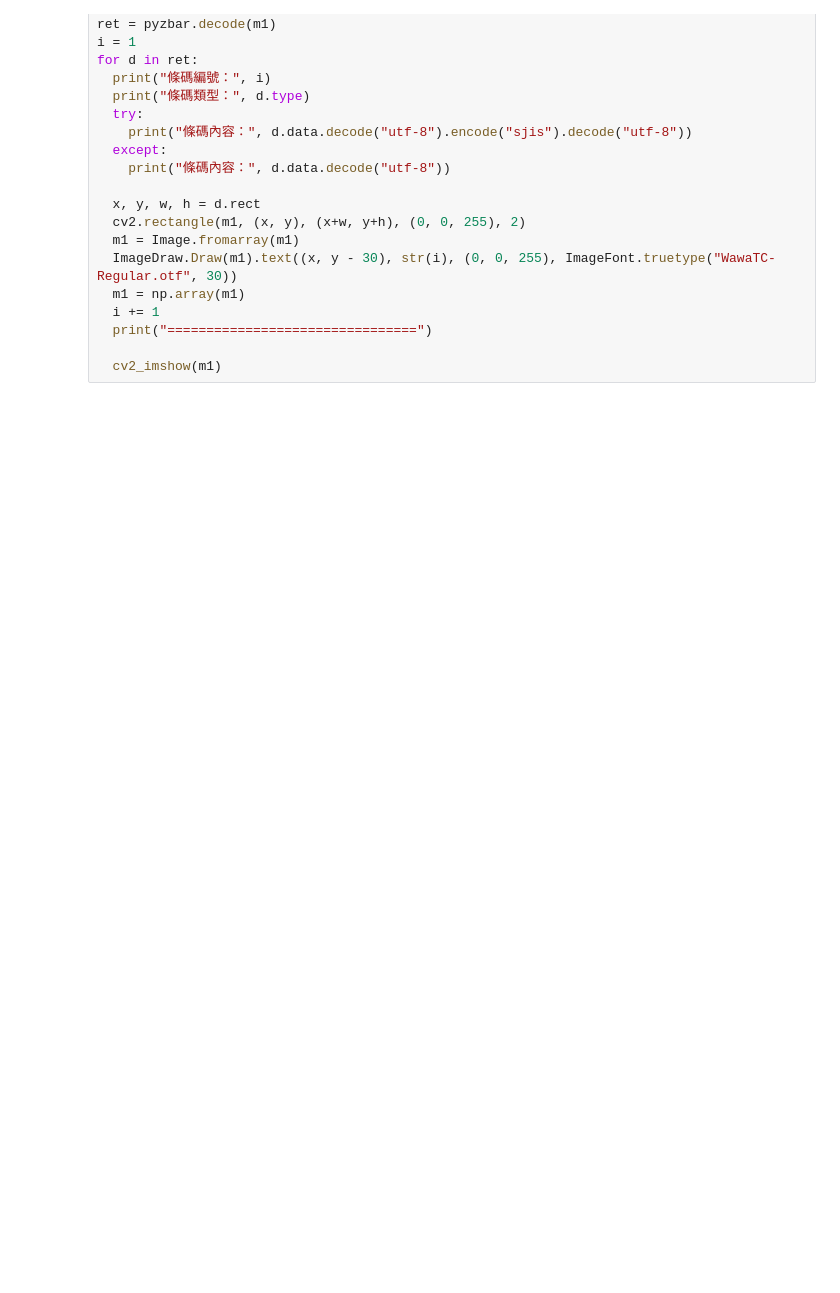
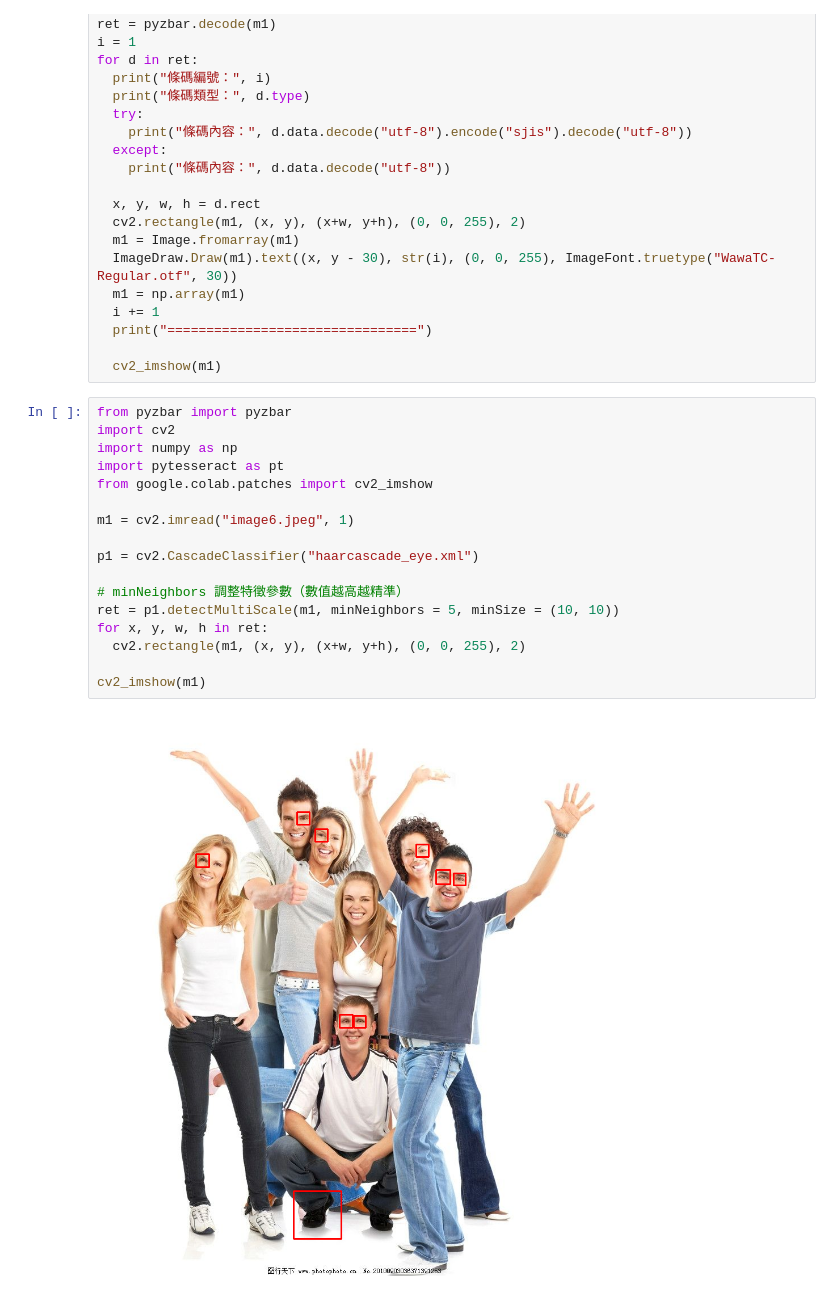
Before and after one commit to mochi1214/openCV_test, a Jupyter notebook: 0620.ipynb, the cells around one changed output. Drawn from its saved outputs; the diff is of its cells as text; blank space fills up the shorter version.

```diff
--- a/0620.ipynb
+++ b/0620.ipynb
@@ -85,3 +85,22 @@ for d in ret:
   print("================================")
 
   cv2_imshow(m1)
+# %%
+from pyzbar import pyzbar
+import cv2
+import numpy as np
+import pytesseract as pt
+from google.colab.patches import cv2_imshow
+
+m1 = cv2.imread("image6.jpeg", 1)
+
+p1 = cv2.CascadeClassifier("haarcascade_eye.xml")
+
+# minNeighbors 調整特徵參數（數值越高越精準）
+ret = p1.detectMultiScale(m1, minNeighbors = 5, minSize = (10, 10))
+for x, y, w, h in ret:
+  cv2.rectangle(m1, (x, y), (x+w, y+h), (0, 0, 255), 2)
+
+cv2_imshow(m1)
+# %% [output]
+[figure, added]
```
